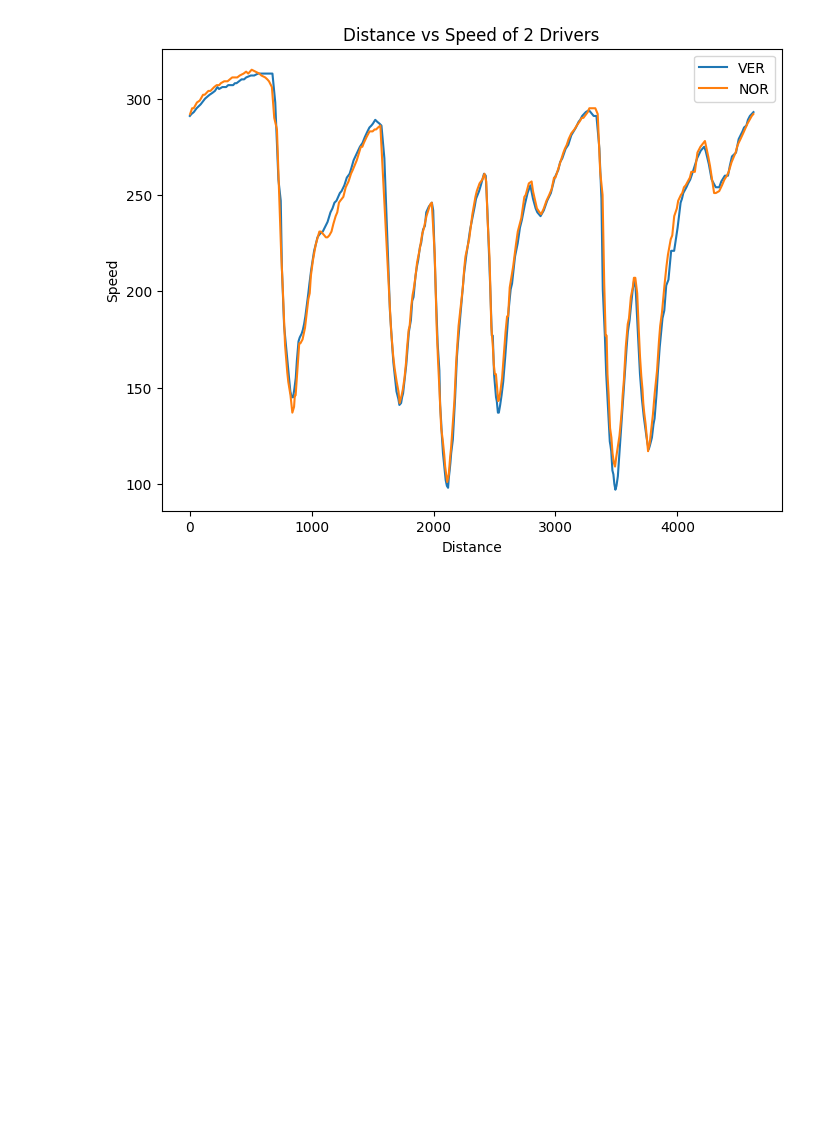
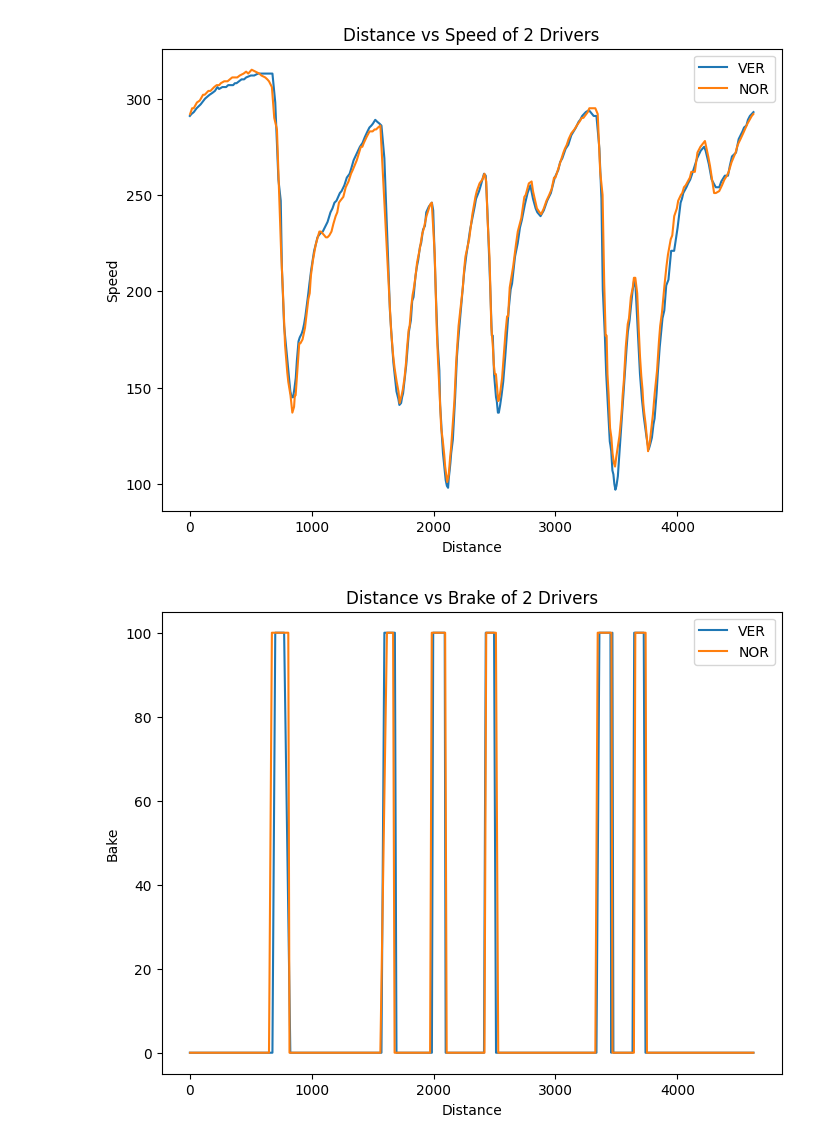
Before and after one commit to Mohandas-KJ/Slipstream-F1, a Jupyter notebook: 2026_Barcelona_GP/notebooks/03_telemetry_analysis.ipynb, the cells around one changed output. Drawn from its saved outputs; the diff is of its cells as text; code cells hidden in the pictures; blank space fills up the shorter version.

```diff
--- a/2026_Barcelona_GP/notebooks/03_telemetry_analysis.ipynb
+++ b/2026_Barcelona_GP/notebooks/03_telemetry_analysis.ipynb
@@ -129,3 +129,8 @@ slpolt.plot_dist_speed([ver_tel,nor_tel],["VER","NOR"])
 # %%
 # Extract Data to .csv for analysis
 ver_tel.to_csv("../data/VER_Telemetry.csv")
+# %%
+# Plot Distance vs Brake
+slpolt.plot_dist_brake([ver_tel,nor_tel],["VER","NOR"])
+# %% [output]
+[figure, added]
```
Also changed, not shown: 2 other files.
